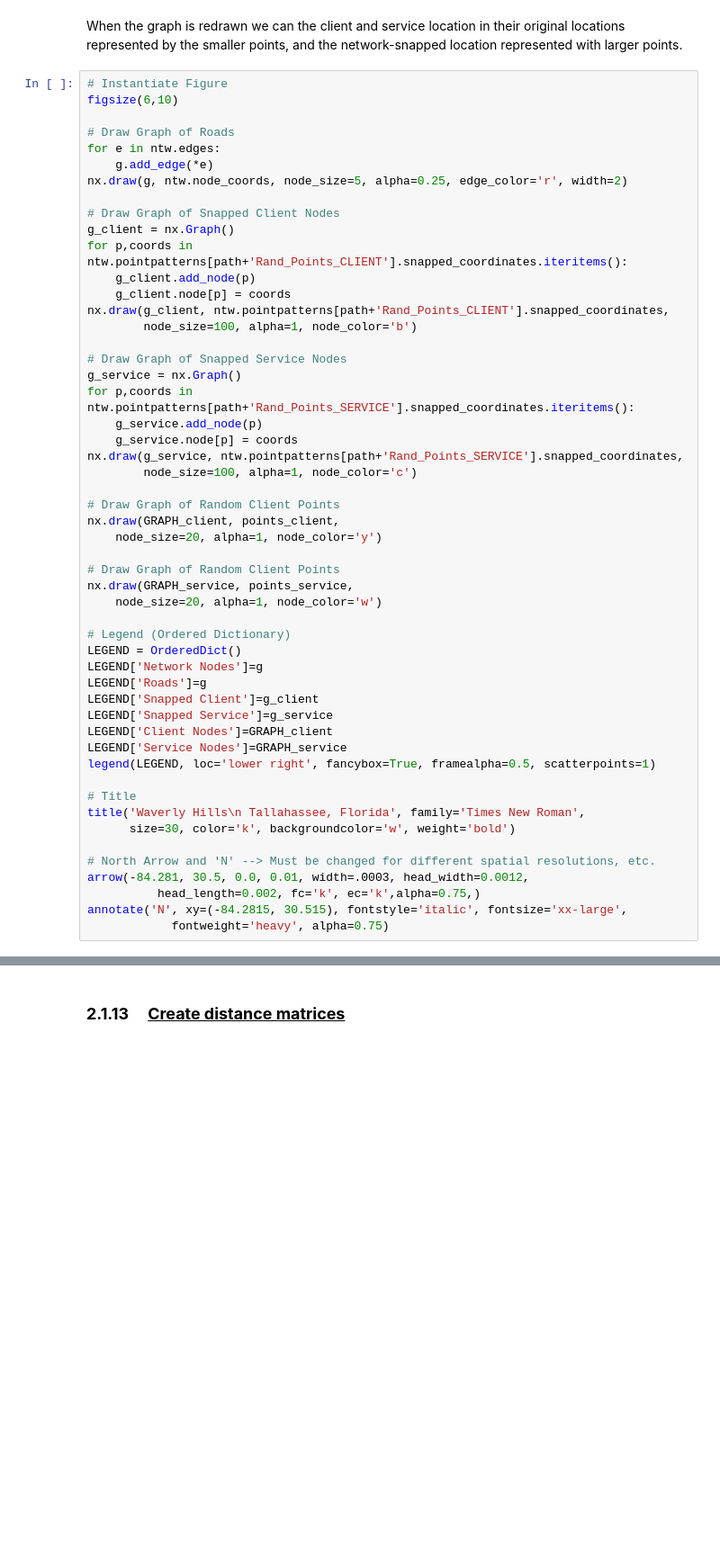
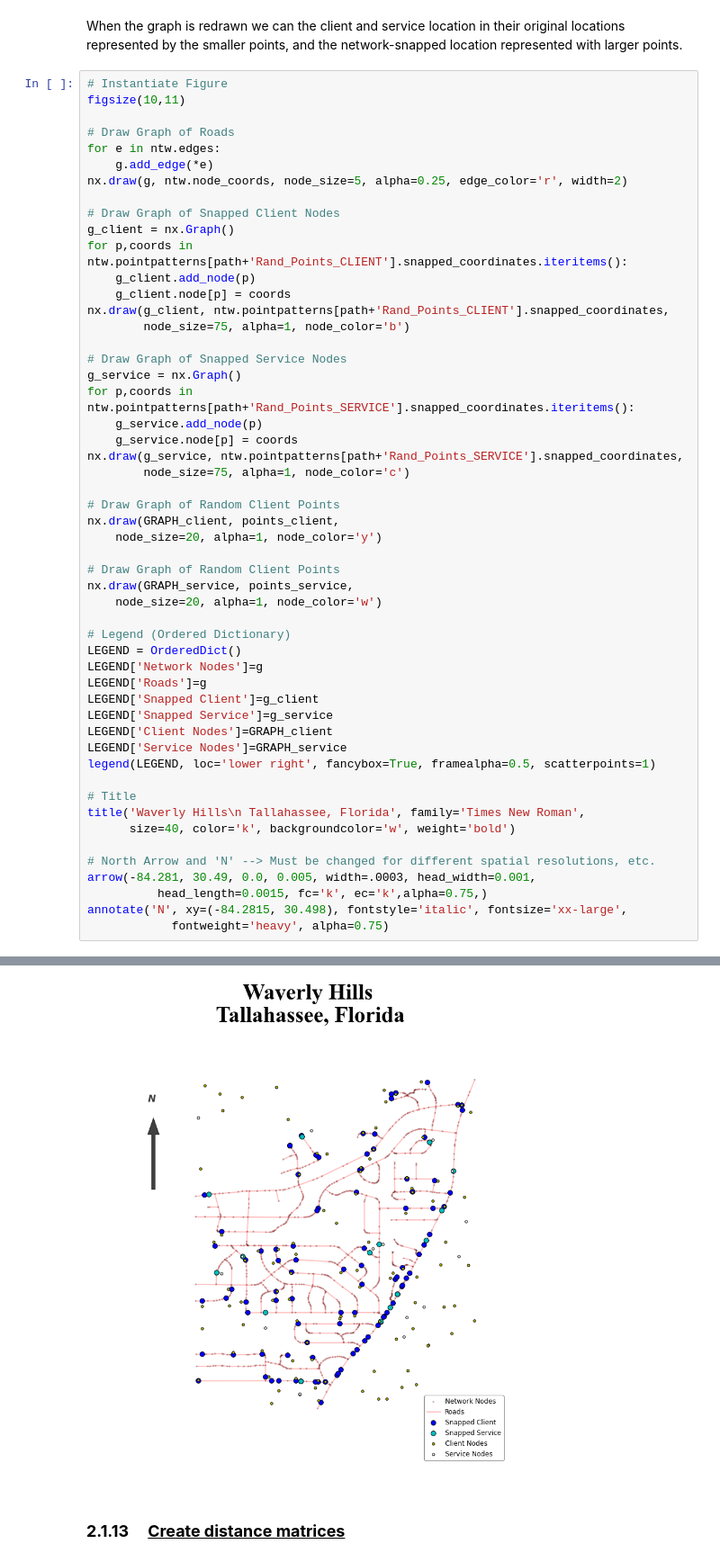
Before and after one commit to jGaboardi/NARSC__15, a Jupyter notebook: NARSC_pres_Gaboardi.ipynb, the cells around one changed output, grey strips where cells are left out. Shown at 90% size. Cells and saved outputs as stored; diff of their text form; blank space fills up the shorter version.

```diff
--- a/NARSC_pres_Gaboardi.ipynb
+++ b/NARSC_pres_Gaboardi.ipynb
@@ -450,7 +461,7 @@ print round(time.time()-t1, 4), 'seconds'
 When the graph is redrawn we can the client and service location in their original locations represented by the smaller points, and the network-snapped location represented with larger points.
 # %%
 # Instantiate Figure
-figsize(6,10)
+figsize(10,11)
 
 # Draw Graph of Roads
 for e in ntw.edges:
@@ -463,7 +474,7 @@ for p,coords in ntw.pointpatterns[path+'Rand_Points_CLIENT'].snapped_coordinates
     g_client.add_node(p)
     g_client.node[p] = coords
 nx.draw(g_client, ntw.pointpatterns[path+'Rand_Points_CLIENT'].snapped_coordinates,
-        node_size=100, alpha=1, node_color='b')
+        node_size=75, alpha=1, node_color='b')
 
 # Draw Graph of Snapped Service Nodes
 g_service = nx.Graph()
@@ -471,7 +482,7 @@ for p,coords in ntw.pointpatterns[path+'Rand_Points_SERVICE'].snapped_coordinate
     g_service.add_node(p)
     g_service.node[p] = coords
 nx.draw(g_service, ntw.pointpatterns[path+'Rand_Points_SERVICE'].snapped_coordinates,
-        node_size=100, alpha=1, node_color='c')
+        node_size=75, alpha=1, node_color='c')
 
 # Draw Graph of Random Client Points
 nx.draw(GRAPH_client, points_client,
@@ -493,10 +504,11 @@ legend(LEGEND, loc='lower right', fancybox=True, framealpha=0.5, scatterpoints=1
 
 # Title
 title('Waverly Hills\n Tallahassee, Florida', family='Times New Roman',
-      size=30, color='k', backgroundcolor='w', weight='bold')
+      size=40, color='k', backgroundcolor='w', weight='bold')
 
 # North Arrow and 'N' --> Must be changed for different spatial resolutions, etc.
-arrow(-84.281, 30.5, 0.0, 0.01, width=.0003, head_width=0.0012,
-          head_length=0.002, fc='k', ec='k',alpha=0.75,)
-annotate('N', xy=(-84.2815, 30.515), fontstyle='italic', fontsize='xx-large',
+arrow(-84.281, 30.49, 0.0, 0.005, width=.0003, head_width=0.001,
+          head_length=0.0015, fc='k', ec='k',alpha=0.75,)
+annotate('N', xy=(-84.2815, 30.498), fontstyle='italic', fontsize='xx-large',
             fontweight='heavy', alpha=0.75)
+# %% [output]
@@ -503,3 +516,4 @@ annotate('N', xy=(-84.2815, 30.515), fontstyle='italic', fontsize='xx-large',
+[figure, added]
 # %% [markdown]
 ### <b>2.1.13 &nbsp;&nbsp;&nbsp;&nbsp;<u>Create distance matrices</u>
 # %% [markdown]
```
Also changed, not shown: parts of 38 cells of this notebook, 30 other files.
